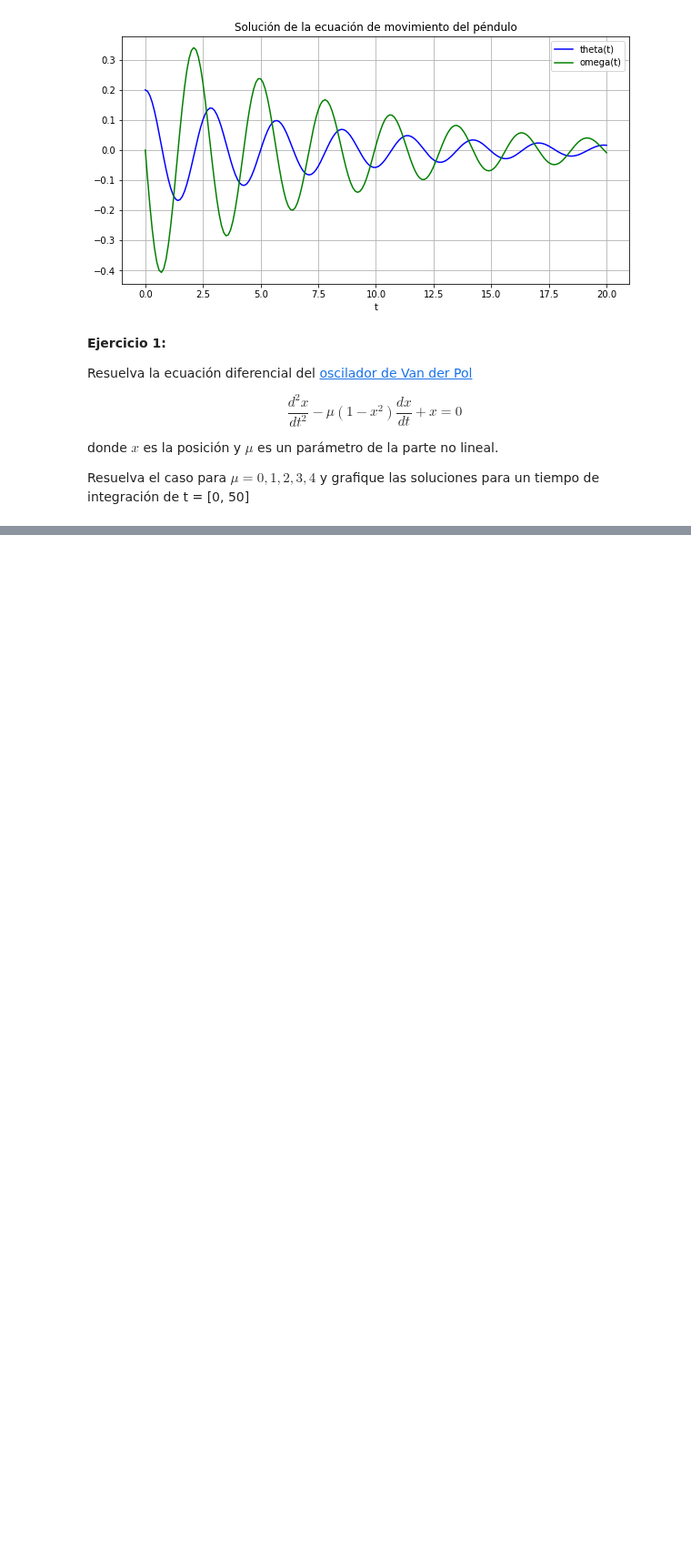
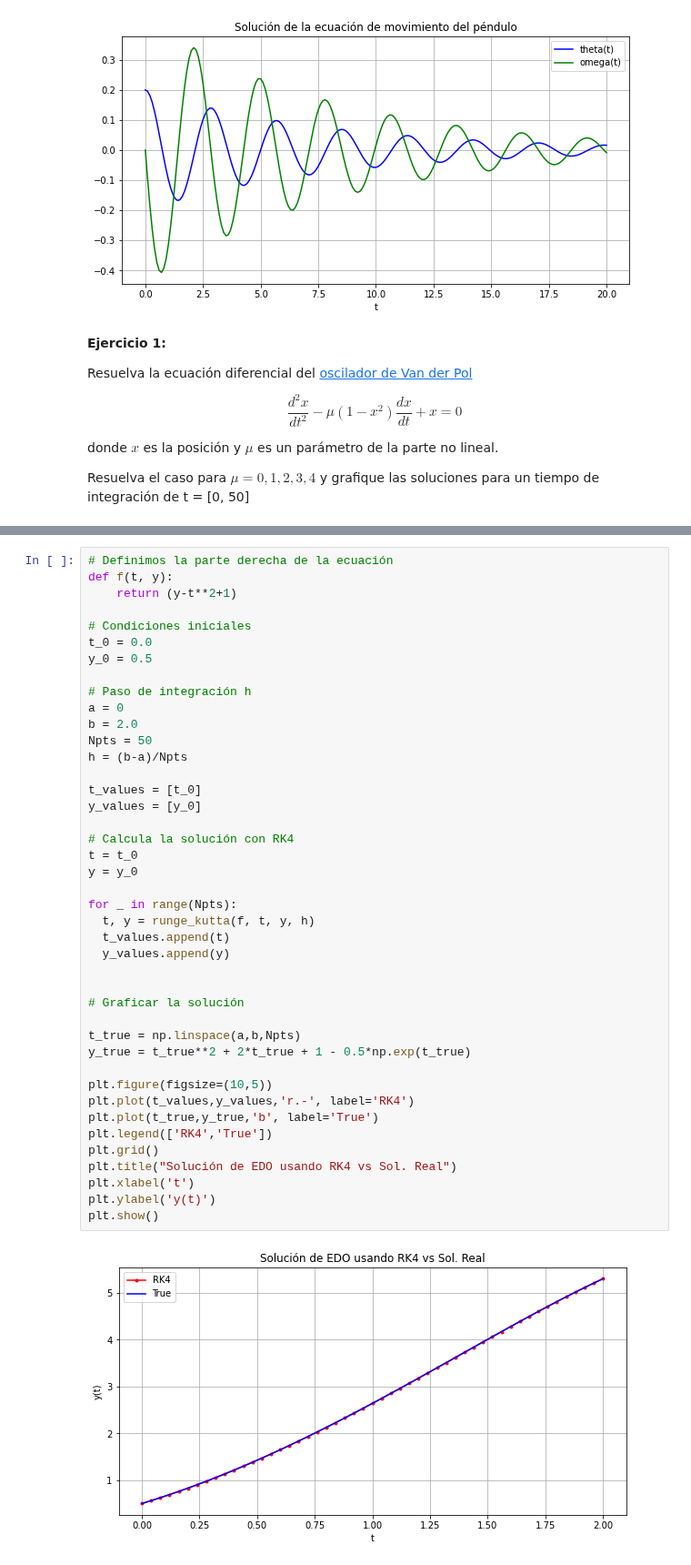
Before and after one commit to carloslizarragac/FisicaComputacional1, a Jupyter notebook: Actividad8.ipynb, the cells around one changed output, grey strips where cells are left out. Shown at 91% size. Saved outputs shown, nothing was run; the diff lists cells and outputs as text; blank space fills up the shorter version.

```diff
--- a/Actividad8.ipynb
+++ b/Actividad8.ipynb
@@ -266,0 +358,44 @@ Resuelva el caso para $\mu = 0, 1, 2, 3, 4$ y grafique las soluciones para un ti
+# %%
+# Definimos la parte derecha de la ecuación
+def f(t, y):
+    return (y-t**2+1)
+
+# Condiciones iniciales
+t_0 = 0.0
+y_0 = 0.5
+
+# Paso de integración h
+a = 0
+b = 2.0
+Npts = 50
+h = (b-a)/Npts
+
+t_values = [t_0]
+y_values = [y_0]
+
+# Calcula la solución con RK4
+t = t_0
+y = y_0
+
+for _ in range(Npts):
+  t, y = runge_kutta(f, t, y, h)
+  t_values.append(t)
+  y_values.append(y)
+
+
+# Graficar la solución
+
+t_true = np.linspace(a,b,Npts)
+y_true = t_true**2 + 2*t_true + 1 - 0.5*np.exp(t_true)
+
+plt.figure(figsize=(10,5))
+plt.plot(t_values,y_values,'r.-', label='RK4')
+plt.plot(t_true,y_true,'b', label='True')
+plt.legend(['RK4','True'])
+plt.grid()
+plt.title("Solución de EDO usando RK4 vs Sol. Real")
+plt.xlabel('t')
+plt.ylabel('y(t)')
+plt.show()
+# %% [output]
+[figure, added]
```
Also changed, not shown: parts of 11 cells of this notebook.
